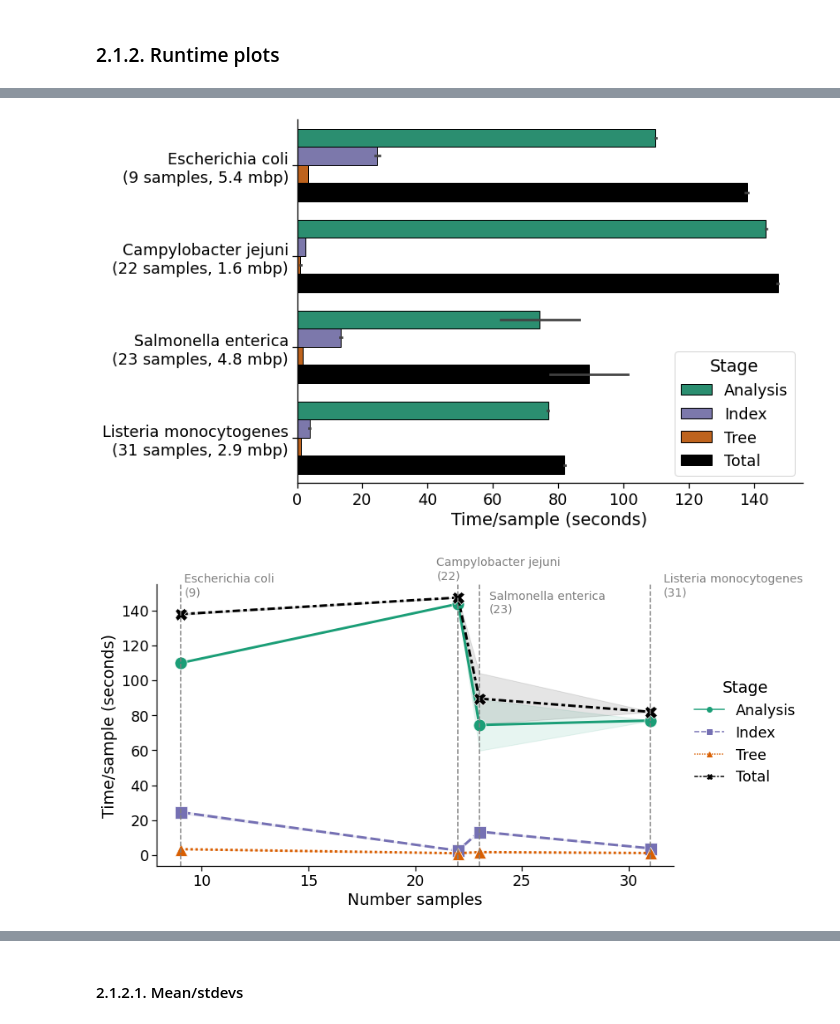
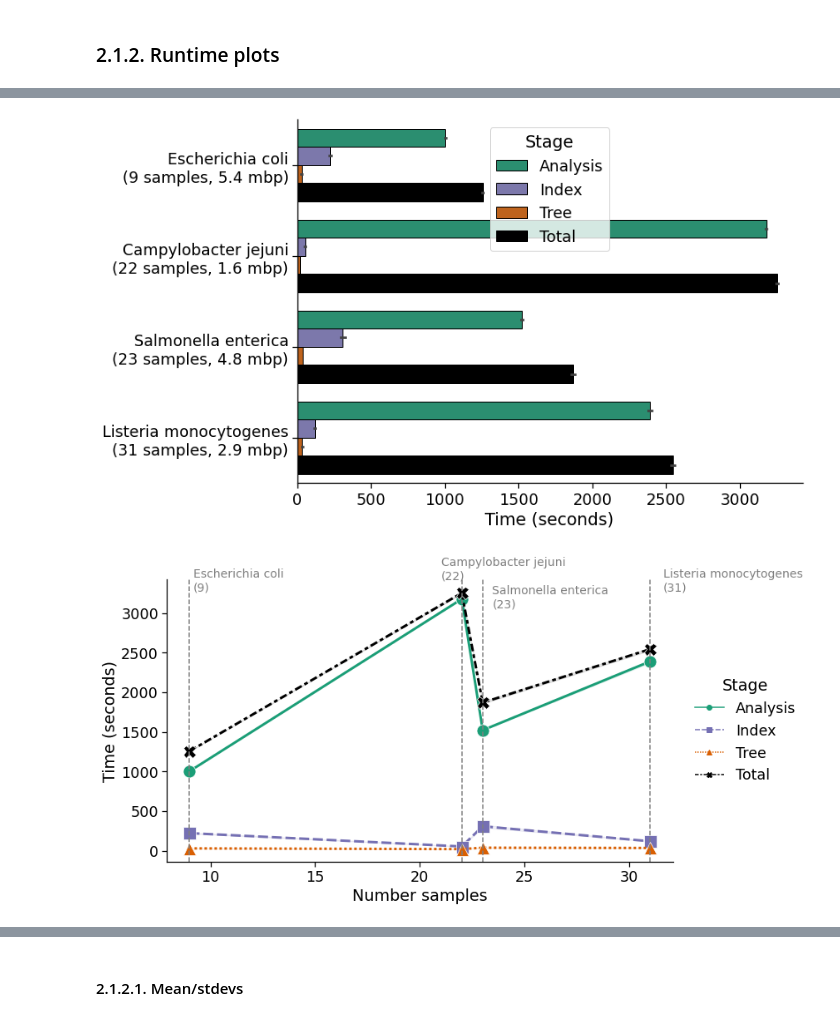
Before and after one commit to apetkau/genomics-data-index-evaluation-manuscript, a Jupyter notebook: evaluations/reads/5-analysis-runtime.ipynb, the cells around one changed output, grey strips where cells are left out. Drawn from its saved outputs; the diff is of its cells as text; code cells hidden in the pictures.

Commit message:
Updated analysis runtime

```diff
--- a/evaluations/reads/5-analysis-runtime.ipynb
+++ b/evaluations/reads/5-analysis-runtime.ipynb
@@ -186,0 +281,37 @@ index_info_runtime_df
+# %%
+with sns.plotting_context("notebook", font_scale=1.6):
+    cat_order = index_info_runtime_df.groupby('Label').agg('first').sort_values('Number samples').index.tolist()
+
+    g = sns.relplot(x='Reference length', y='Time/sample (seconds)',
+                    col="Stage",
+                    kind="scatter",
+                    data=index_info_runtime_df,
+                    height=8, aspect=1.2,
+                    linewidth=3,
+                    s=500,
+                    palette=stages_palette,
+                    markers=stages_markers,
+                    facet_kws={'sharey': False, 'sharex': True},
+                    )
+
+#     for ax in g.axes.flat:
+#         idx = 0
+#         for name, values in organism_info_df.iterrows():
+#             value = values.loc['Number samples']
+#             ax.axvline(value, color='gray', ls='--')
+#             ylim = ax.get_ylim()
+#             ylen = ylim[1] - ylim[0]
+#             if name == 'Campylobacter jejuni':
+#                 ypos = ylim[1] + 3
+#                 xpos = value - 1
+#             elif name == 'Salmonella enterica':
+#                 ypos = ylim[1] - ylen * 0.1
+#                 xpos = value + value * 0.02
+#             else:
+#                 ypos = ylim[1] - ylen * 0.04
+#                 xpos = value + value * 0.02
+#             ax.text(xpos, ypos, f'{name}\n({value:0.0f})', fontdict={'size': 14, 'color': 'gray'})
+
+#             idx += 1
+
+    # plt.savefig('figures/index-runtime.pdf')
@@ -187,23 +320,23 @@ index_info_runtime_df
 # %%
 with sns.plotting_context("notebook", font_scale=1.6):
     cat_order = index_info_runtime_df.groupby('Label').agg('first').sort_values('Number samples').index.tolist()
 
-    g = sns.catplot(y='Label', x='Time/sample (seconds)', hue="Stage", ci="sd", kind="bar",
+    g = sns.catplot(y='Label', x='Time (seconds)', hue="Stage", ci="sd", kind="bar",
                     data=index_info_runtime_df, edgecolor='black',
                     height=7, aspect=1.7, linewidth=1,
                     legend_out=False,
                     order=cat_order,
                     palette=stages_palette)
     g.set(ylabel=None)
 
     plt.savefig('figures/index-runtime.pdf')
 # %% [output]
-[figure, old version]
+[figure, new version]
 # %%
 with sns.plotting_context("notebook", font_scale=1.6):
     cat_order = index_info_runtime_df.groupby('Label').agg('first').sort_values('Number samples').index.tolist()
 
-    g = sns.relplot(x='Number samples', y='Time/sample (seconds)',
+    g = sns.relplot(x='Number samples', y='Time (seconds)',
                     hue="Stage", style="Stage", ci="sd", estimator="mean", kind="line",
                     data=index_info_runtime_df,
                     height=6, aspect=1.7,
@@ -233,7 +366,7 @@ with sns.plotting_context("notebook", font_scale=1.6):
 
     # plt.savefig('figures/index-runtime.pdf')
 # %% [output]
-[figure, old version]
+[figure, new version]
 # %%
 with sns.plotting_context("notebook", font_scale=1.6):
     cat_order = index_info_runtime_df.groupby('Label').agg('first').sort_values('Number samples').index.tolist()
```
Also changed, not shown: parts of 13 cells of this notebook.
